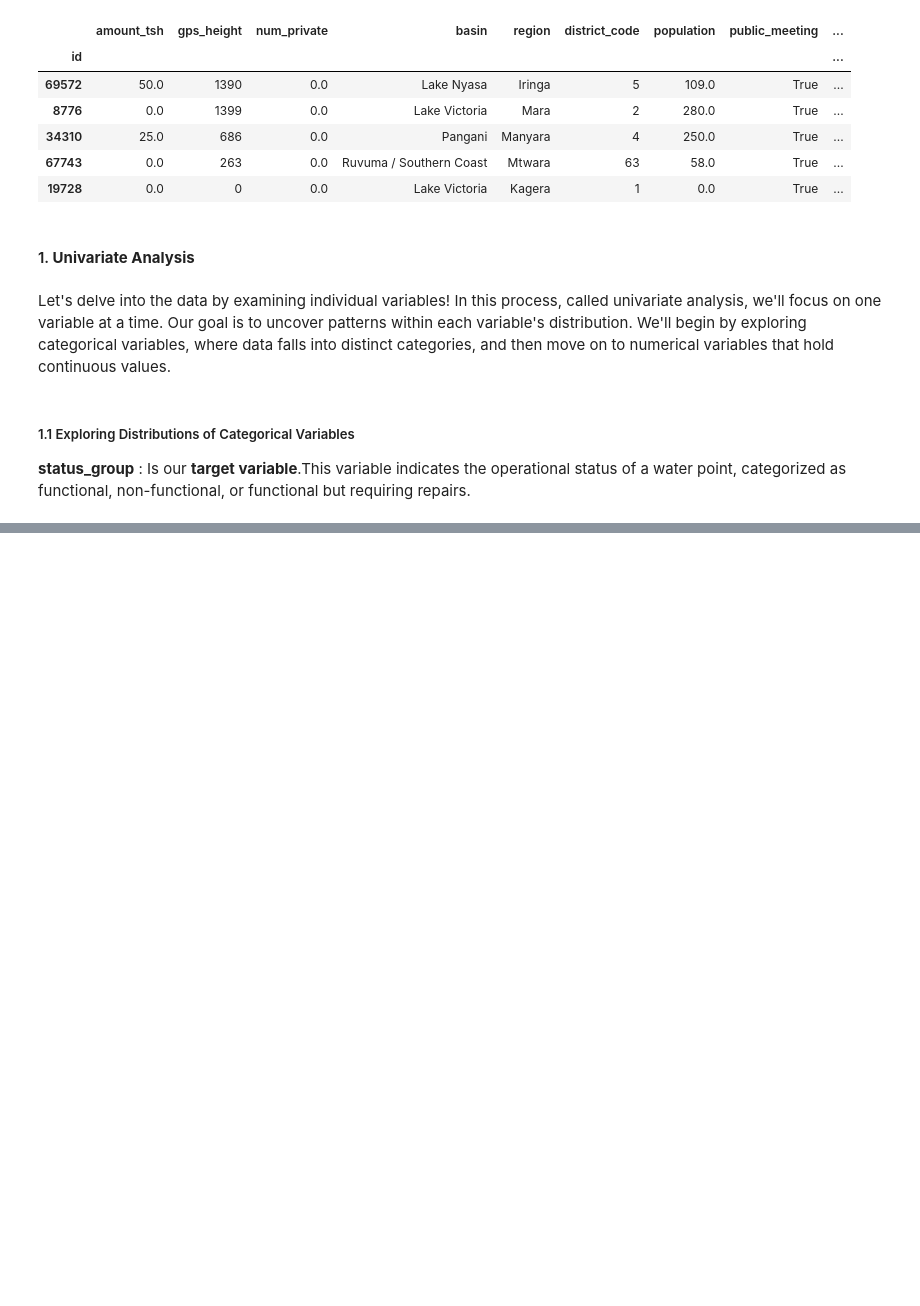
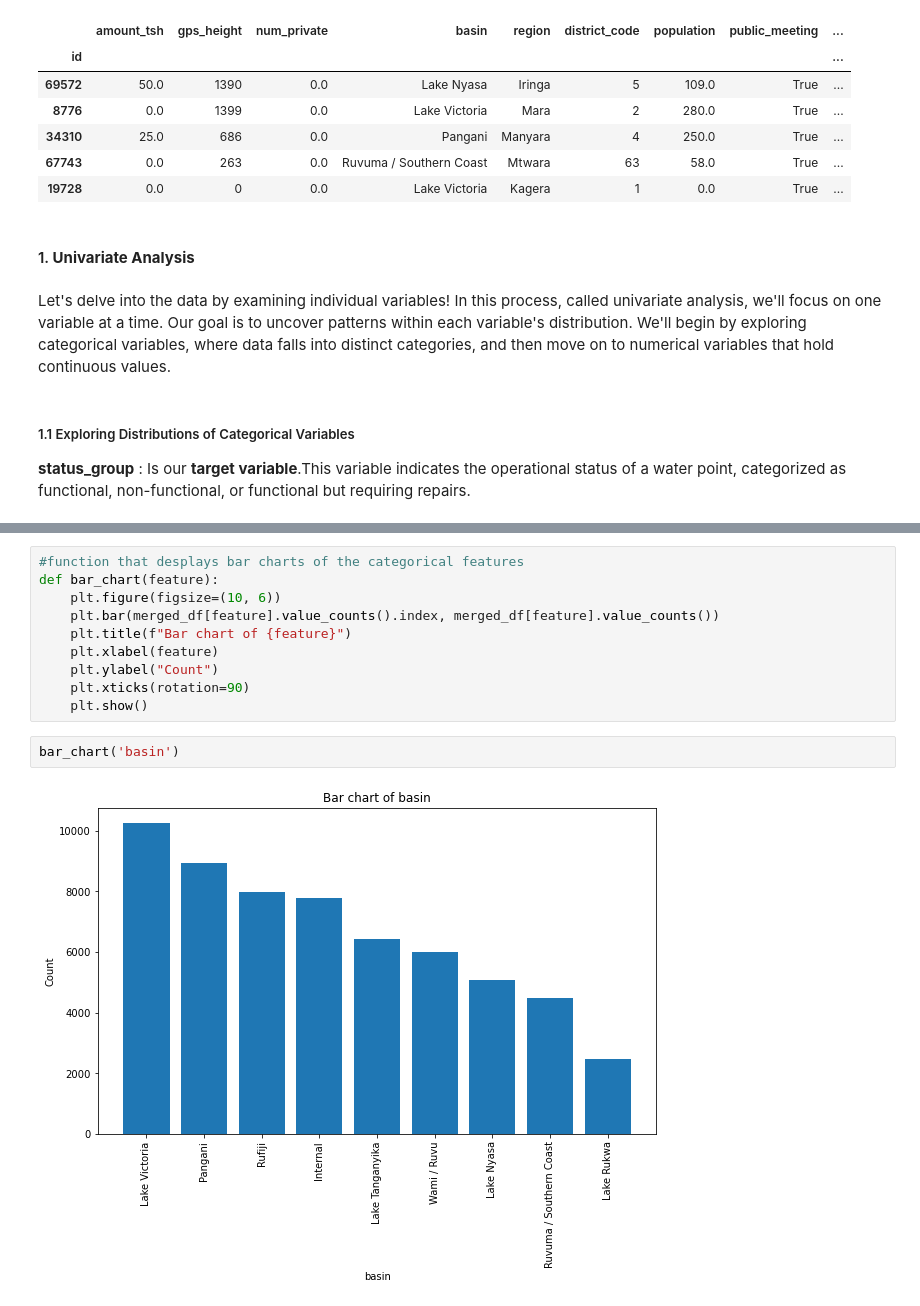
Before and after one commit to Cdasilver29/well-classification-documented, a Jupyter notebook: Technical.ipynb, the cells around one changed output, grey strips where cells are left out. Saved outputs shown, nothing was run; the diff lists cells and outputs as text; blank space fills up the shorter version.

```diff
--- a/Technical.ipynb
+++ b/Technical.ipynb
@@ -956,0 +946,14 @@ plt.show()
+# %%
+#function that desplays bar charts of the categorical features
+def bar_chart(feature):
+    plt.figure(figsize=(10, 6))
+    plt.bar(merged_df[feature].value_counts().index, merged_df[feature].value_counts())
+    plt.title(f"Bar chart of {feature}")
+    plt.xlabel(feature)
+    plt.ylabel("Count")
+    plt.xticks(rotation=90)
+    plt.show()
+# %%
+bar_chart('basin')
+# %% [output]
+[figure, added]
```
Also changed, not shown: parts of 14 cells of this notebook.
